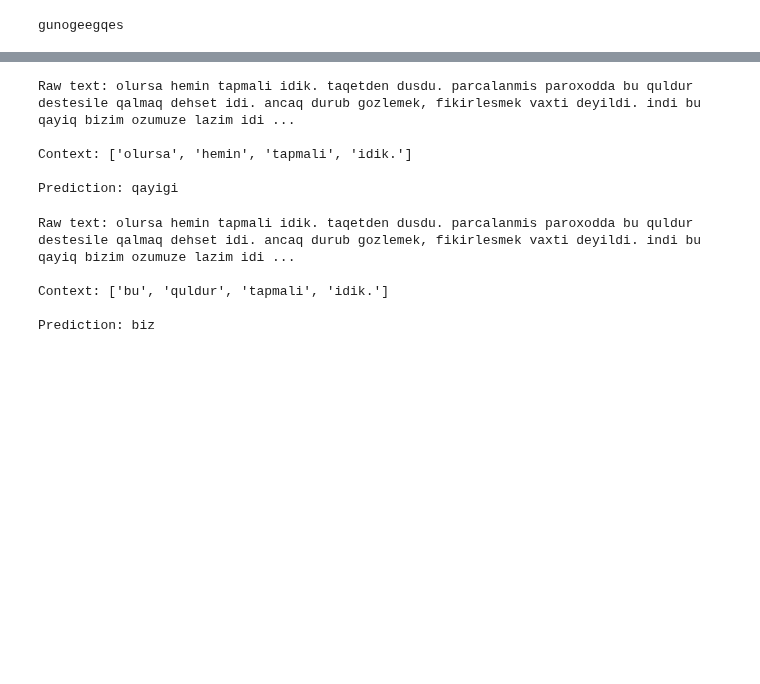
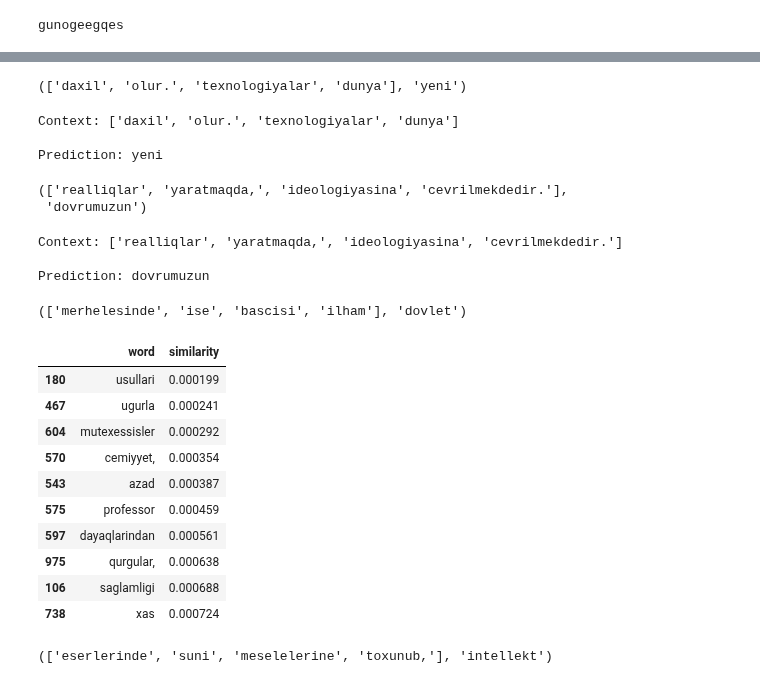
Before and after one commit to ELGUN00/Word2Vec, a Jupyter notebook: notebook.ipynb, the cells around one changed output, grey strips where cells are left out. Cells and saved outputs as stored; diff of their text form; code cells hidden in the pictures; blank space fills up the shorter version.

```diff
--- a/notebook.ipynb
+++ b/notebook.ipynb
@@ -153,29 +192,10 @@ def make_context_vector(context, word_to_ix):
 
 CONTEXT_SIZE = 2
 EMDEDDING_DIM = 100
+file = open('nagil.txt','r',encoding="utf8").read()
 
-raw_text = """Mənim halım dəyişdi, ayaqlarım taqətdən düşdü.
-Parçalanmış paroxodda bu quldur dəstəsilə qalmaq dəhşət idi.
-Ancaq durub gözləmək, fikirləşmək vaxtı deyildi. İndi bu qayıq
-bizim özümüzə lazım idi, odur ki, biz hər nə cür olursa olsun
-həmin qayığı tapmalı idik. Biz paroxodun sağ tərəfi ilə getməyə
-başladıq, titrəyib əsə-əsə, güc-bəla ilə dal tərəfə gəlib çatdıq;
-mənə elə gəlirdi ki, buraya çatıncayadək azı bir həftə keçdi.
-Qayıqdan heç bir nişanə yox idi. Cim dedi ki, o deyəsən daha gedə
-bilməyəcək, qorxudan lap taqətini itirib, tamam gücdən düşüb.
-Mən ona bildirdim ki, necə olursa olsun getmək lazımdır, əgər
-burada qalsaq işimiz pis olacaq, bu lap yəqin m
+raw_text = file.split()
 
-
-
-
-Biz yollandıq. Kapitan kayutunun dal tərəfini axtarmağa başladıq,
-tapdıq, sonra gücümüzü toplayıb qaranlıqda, gözəyarı paroxodun
-kənarlarındakı çıxıntılardan tuta-tuta irəlilədik, çünki onun bir
-tərəfı artıq suyun içində idi, beləliklə, bil losman budkasının
-şüşəbəndinə çatdıq. Qapıya çatan kimi gördük ki, qayıq buradadır.
-Mən onu qaranlıqda güclə görmüşdüm. Sevindiyimdən bilmirdim nə edim!
-Bir saniyə də keçsəydi mən onun içində olacaqdım, ancaq bu vaxt qapı açıldı.""".split()
 
 for ix,word in enumerate(raw_text):
     raw_text[ix] = unicodeToAscii(word)
@@ -263,34 +310,67 @@ Prediction: bildirdim
+# %%
+data[10]
+# %% [output]
+(['daxil', 'olur.', 'texnologiyalar', 'dunya'], 'yeni')
 # %%
-context = ['olursa','həmin','tapmali', 'idik.']
+context = ['daxil', 'olur.', 'texnologiyalar', 'dunya']
 for ix,word in enumerate(context):
     context[ix] = unicodeToAscii(word)
 context_vector = make_context_vector(context, word_to_ix)
 a = model(context_vector)
 
 #Print result
-print(f'Raw text: {" ".join(raw_text)}\n')
 print(f'Context: {context}\n')
 print(f'Prediction: {ix_to_word[torch.argmax(a[0]).item()]}')
 # %% [output]
-Raw text: olursa hemin tapmali idik. taqetden dusdu. parcalanmis paroxodda bu quldur destesile qalmaq dehset idi. ancaq durub gozlemek, fikirlesmek vaxti deyildi. indi bu qayiq bizim ozumuze lazim idi ...
+Context: ['daxil', 'olur.', 'texnologiyalar', 'dunya']
 
-Context: ['olursa', 'hemin', 'tapmali', 'idik.']
-
-Prediction: qayigi
+Prediction: yeni
+# %%
+data[54]
+# %% [output]
+(['realliqlar', 'yaratmaqda,', 'ideologiyasina', 'cevrilmekdedir.'],
+ 'dovrumuzun')
 # %%
-context = ['bu','quldur','tapmali', 'idik.']
+context = ['realliqlar', 'yaratmaqda,', 'ideologiyasina', 'cevrilmekdedir.']
 for ix,word in enumerate(context):
     context[ix] = unicodeToAscii(word)
 context_vector = make_context_vector(context, word_to_ix)
 a = model(context_vector)
 
 #Print result
-print(f'Raw text: {" ".join(raw_text)}\n')
 print(f'Context: {context}\n')
 print(f'Prediction: {ix_to_word[torch.argmax(a[0]).item()]}')
 # %% [output]
-Raw text: olursa hemin tapmali idik. taqetden dusdu. parcalanmis paroxodda bu quldur destesile qalmaq dehset idi. ancaq durub gozlemek, fikirlesmek vaxti deyildi. indi bu qayiq bizim ozumuze lazim idi ...
+Context: ['realliqlar', 'yaratmaqda,', 'ideologiyasina', 'cevrilmekdedir.']
 
-Context: ['bu', 'quldur', 'tapmali', 'idik.']
-
-Prediction: biz
+Prediction: dovrumuzun
+# %%
+data[-250]
+# %% [output]
+(['merhelesinde', 'ise', 'bascisi', 'ilham'], 'dovlet')
+# %%
+word = 'dovlet'
+word_arr = []
+dist_arr = []
+for w in vocab:
+    dist = torch.cosine_similarity(model.embeddings.weight[word_to_ix[word]].unsqueeze(0),model.embeddings.weight[word_to_ix[w]].unsqueeze(0))
+    word_arr.append(w)
+    dist_arr.append(torch.norm(dist).item())
+df = pd.DataFrame({'word':word_arr,'similarity':dist_arr})
+df.sort_values(by='similarity').head(10)
+# %% [output]
+|  | word | similarity |
+| 180 | usullari | 0.000199 |
+| 467 | ugurla | 0.000241 |
+| 604 | mutexessisler | 0.000292 |
+| 570 | cemiyyet, | 0.000354 |
+| 543 | azad | 0.000387 |
+| 575 | professor | 0.000459 |
+| 597 | dayaqlarindan | 0.000561 |
+| 975 | qurgular, | 0.000638 |
+| 106 | saglamligi | 0.000688 |
+| 738 | xas | 0.000724 |
+# %%
+data[100]
+# %% [output]
+(['eserlerinde', 'suni', 'meselelerine', 'toxunub,'], 'intellekt')
```
Also changed, not shown: parts of 21 cells of this notebook, 1 other file.
